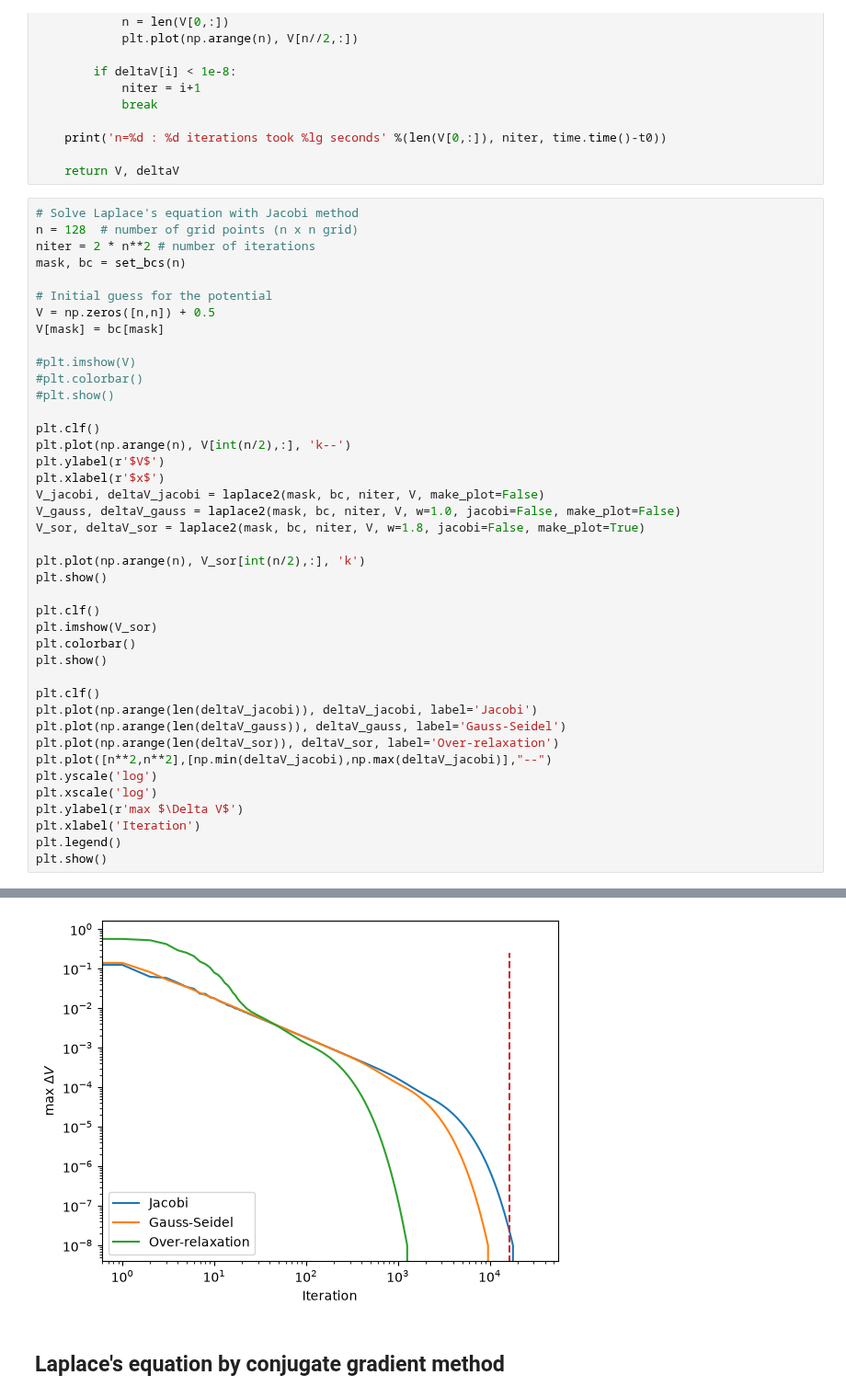
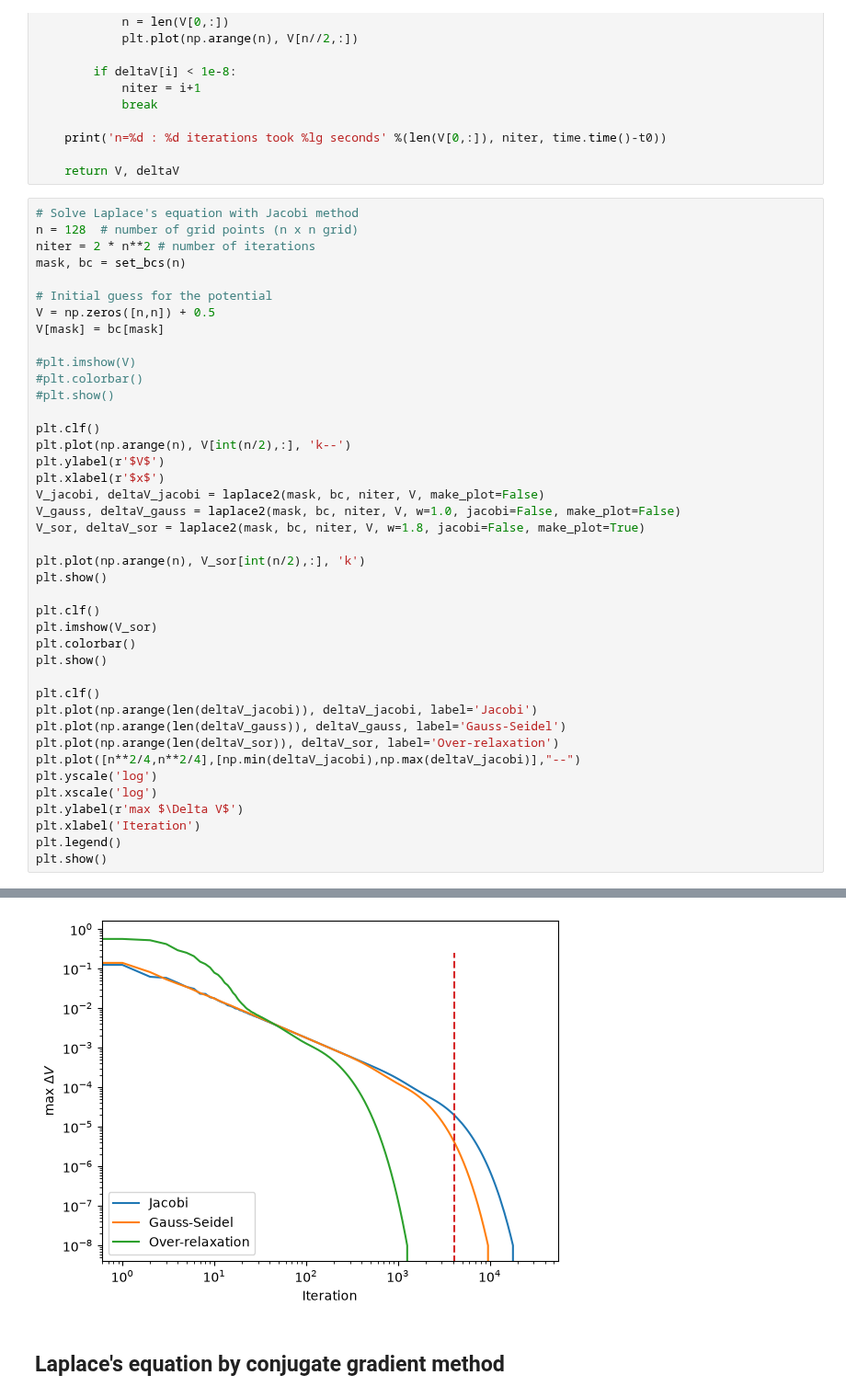
Before and after one commit to andrewcumming/phys512, a Jupyter notebook: solutions_bvp.ipynb, the cells around one changed output, grey strips where cells are left out. Shown at 92% size. Drawn from its saved outputs; the diff is of its cells as text.

```diff
--- a/solutions_bvp.ipynb
+++ b/solutions_bvp.ipynb
@@ -712,7 +712,7 @@ plt.clf()
 plt.plot(np.arange(len(deltaV_jacobi)), deltaV_jacobi, label='Jacobi')
 plt.plot(np.arange(len(deltaV_gauss)), deltaV_gauss, label='Gauss-Seidel')
 plt.plot(np.arange(len(deltaV_sor)), deltaV_sor, label='Over-relaxation')
-plt.plot([n**2,n**2],[np.min(deltaV_jacobi),np.max(deltaV_jacobi)],"--")
+plt.plot([n**2/4,n**2/4],[np.min(deltaV_jacobi),np.max(deltaV_jacobi)],"--")
 plt.yscale('log')
 plt.xscale('log')
 plt.ylabel(r'max $\Delta V$')
@@ -726,6 +726,6 @@ n=128 : 1263 iterations took 0.36387 seconds
 [figure]
 [figure]
-[figure, old version]
+[figure, new version]
 # %% [markdown]
 ## Laplace's equation by conjugate gradient method
 # %%
```
Also changed, not shown: parts of 8 cells of this notebook.
